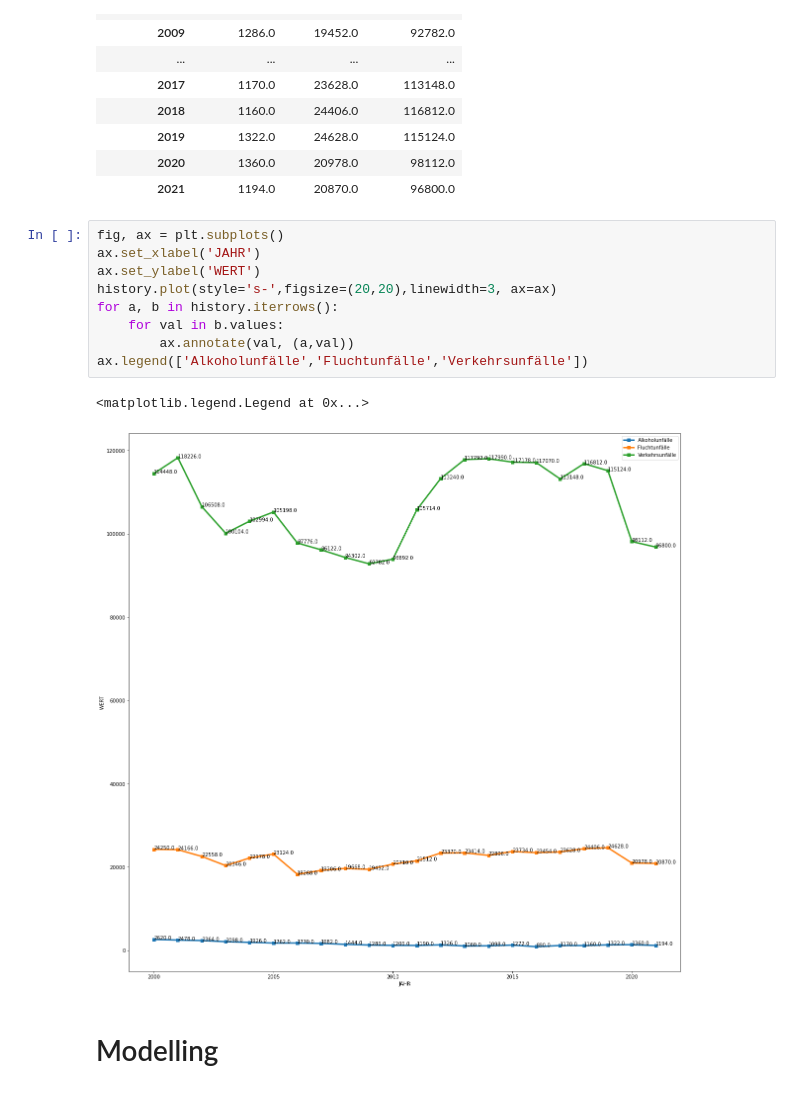
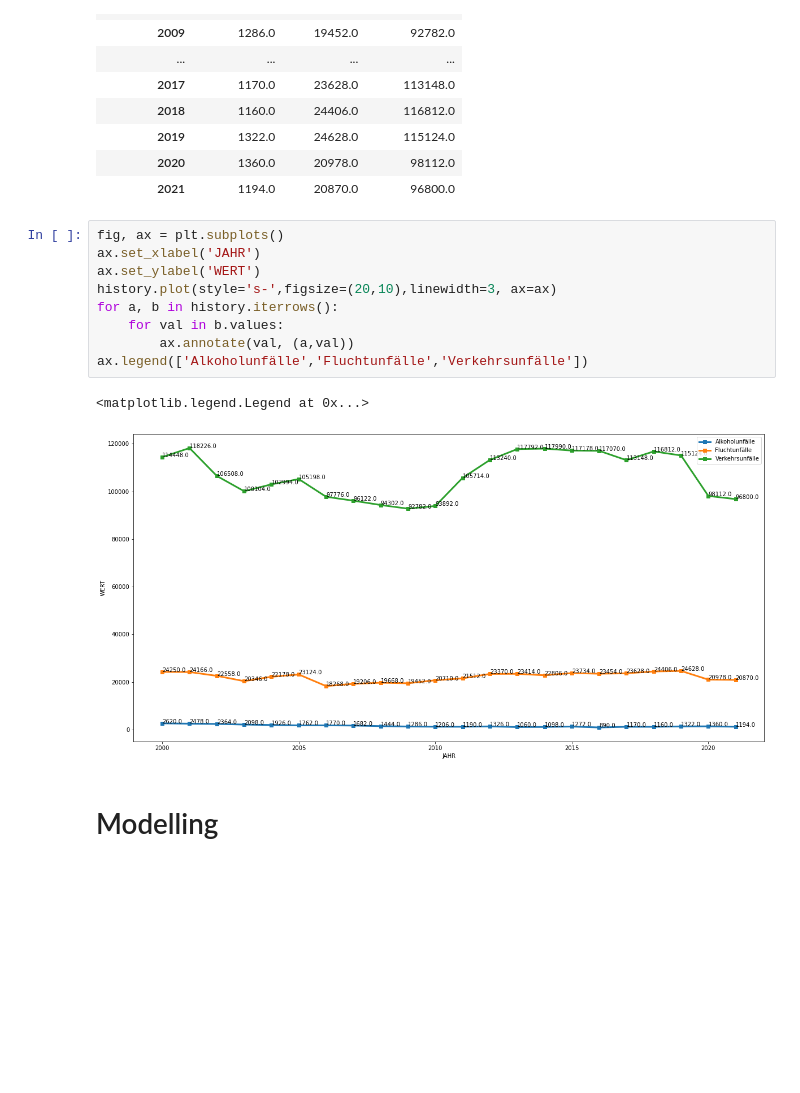
Before and after one commit to IzicTemi/Test-Accident-Model, a Jupyter notebook: testing.ipynb, the cells around one changed output. Saved outputs shown, nothing was run; the diff lists cells and outputs as text; blank space fills up the shorter version.

Commit message:
Change figure size

```diff
--- a/testing.ipynb
+++ b/testing.ipynb
@@ -79,15 +79,15 @@ history
 # %%
 fig, ax = plt.subplots()
 ax.set_xlabel('JAHR')
 ax.set_ylabel('WERT')
-history.plot(style='s-',figsize=(20,20),linewidth=3, ax=ax)
+history.plot(style='s-',figsize=(20,10),linewidth=3, ax=ax)
 for a, b in history.iterrows():
     for val in b.values:
         ax.annotate(val, (a,val))
 ax.legend(['Alkoholunfälle','Fluchtunfälle','Verkehrsunfälle'])
 # %% [output]
 <matplotlib.legend.Legend at 0x...>
-[figure, old version]
+[figure, new version]
 # %% [markdown]
 # Modelling
 # %% [markdown]
```
Also changed, not shown: parts of 1 cell of this notebook.
